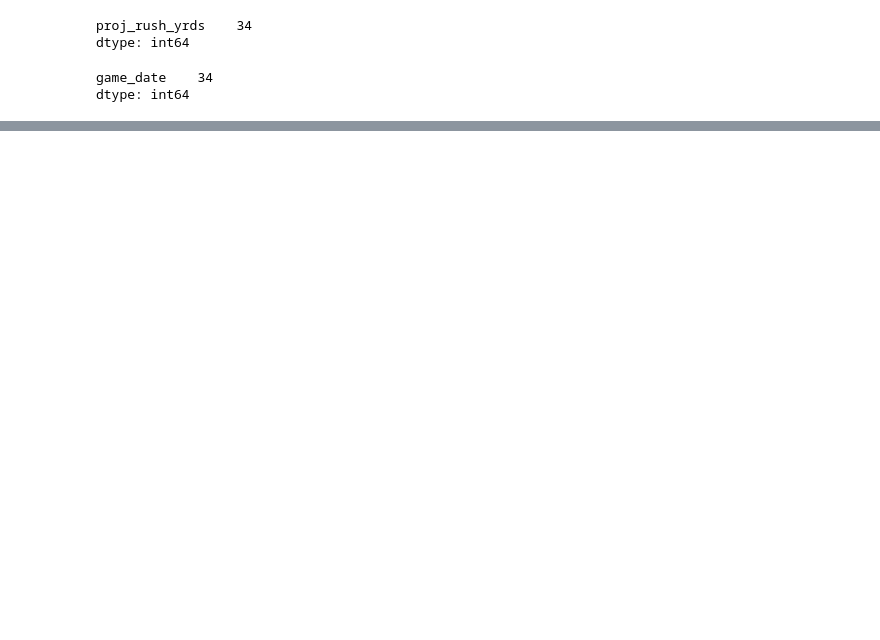
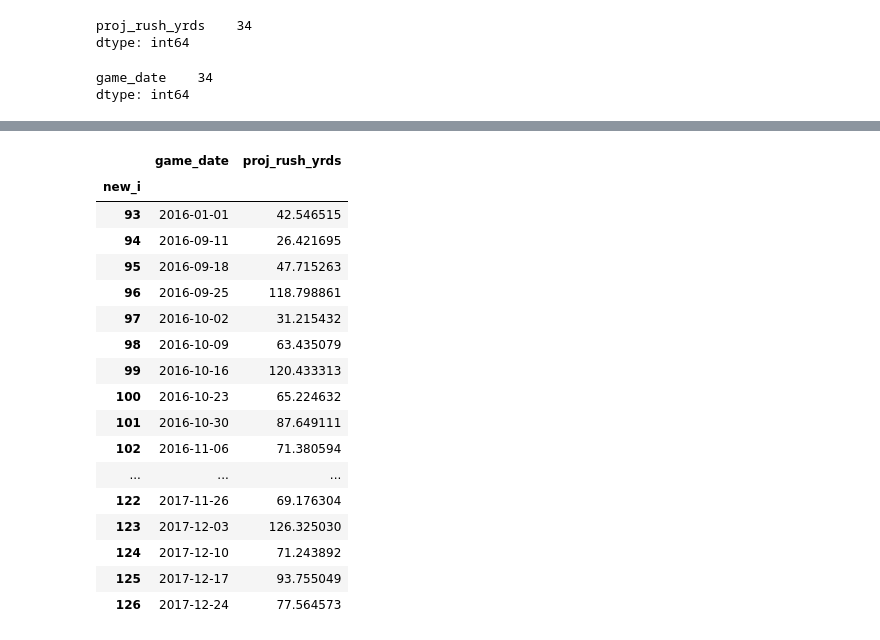
Before and after one commit to jmw256/data_science_homework, a Jupyter notebook: Final Project/Final-Project-Wujciak - Predicting a Year for an NFL Running Back.ipynb, the cells around one changed output, grey strips where cells are left out. Saved outputs shown, nothing was run; the diff lists cells and outputs as text; code cells hidden in the pictures; blank space fills up the shorter version.

```diff
--- a/Final Project/Final-Project-Wujciak - Predicting a Year for an NFL Running Back.ipynb
+++ b/Final Project/Final-Project-Wujciak - Predicting a Year for an NFL Running Back.ipynb
@@ -208,3 +239,25 @@ given.head()
+# %%
+predicted = predicted.join(updated_indices).set_index('new_i')
+predicted
+# %% [output]
+|  | game_date | proj_rush_yrds |
+| new_i |  |  |
+| 93 | 2016-01-01 | 42.546515 |
+| 94 | 2016-09-11 | 26.421695 |
+| 95 | 2016-09-18 | 47.715263 |
+| 96 | 2016-09-25 | 118.798861 |
+| 97 | 2016-10-02 | 31.215432 |
+| 98 | 2016-10-09 | 63.435079 |
+| 99 | 2016-10-16 | 120.433313 |
+| 100 | 2016-10-23 | 65.224632 |
+| 101 | 2016-10-30 | 87.649111 |
+| 102 | 2016-11-06 | 71.380594 |
+| ... | ... | ... |
+| 122 | 2017-11-26 | 69.176304 |
+| 123 | 2017-12-03 | 126.325030 |
+| 124 | 2017-12-10 | 71.243892 |
+| 125 | 2017-12-17 | 93.755049 |
+| 126 | 2017-12-24 | 77.564573 |
 # %%
 ax = predicted.plot()
 given.plot(ax=ax)
```
Also changed, not shown: parts of 16 cells of this notebook.
